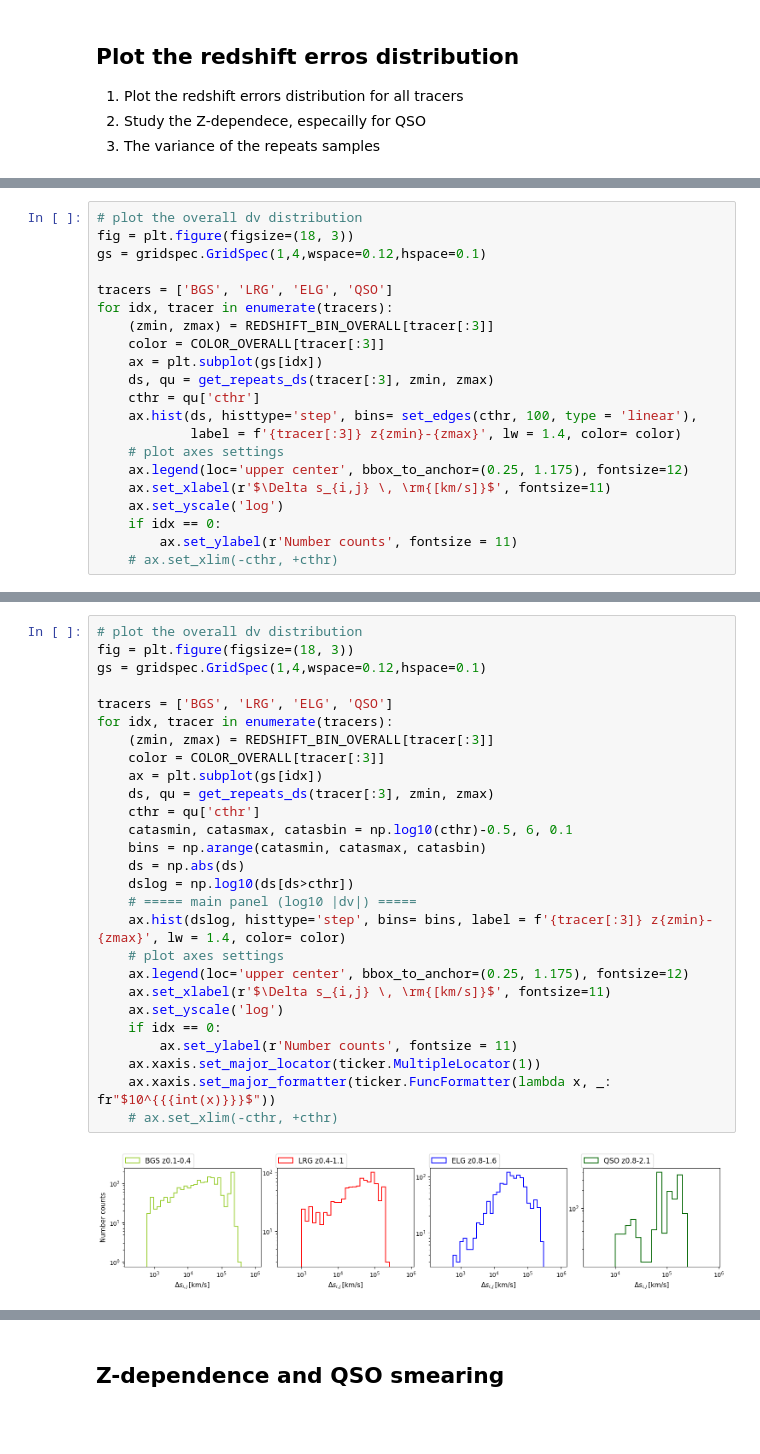
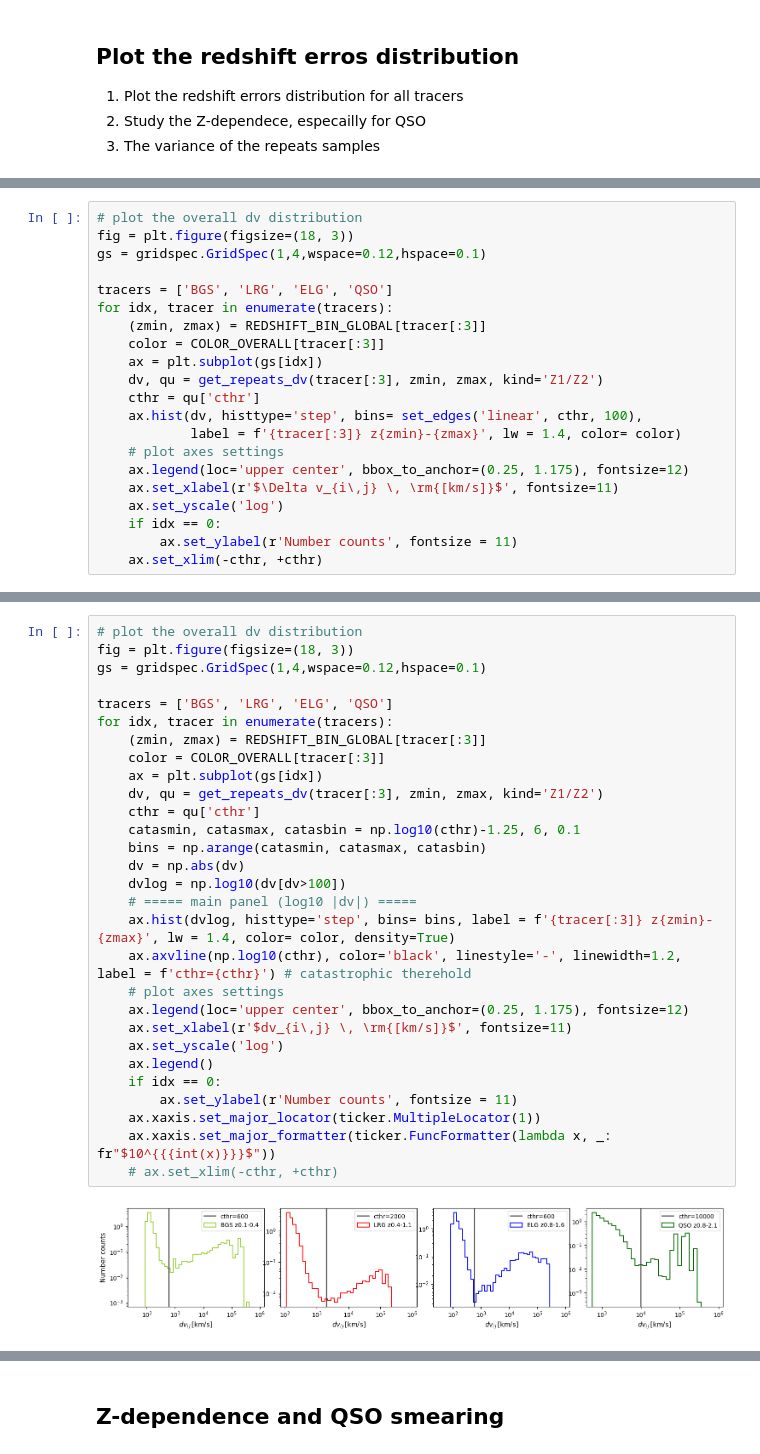
Before and after one commit to ShengyuHE/desi_y3_redshift_errors, a Jupyter notebook: main/repeat_obs/notebooks/repeats_distribution.ipynb, the cells around one changed output, grey strips where cells are left out. Saved outputs shown, nothing was run; the diff lists cells and outputs as text; blank space fills up the shorter version.

```diff
--- a/main/repeat_obs/notebooks/repeats_distribution.ipynb
+++ b/main/repeat_obs/notebooks/repeats_distribution.ipynb
@@ -39,18 +40,18 @@ gs = gridspec.GridSpec(1,4,wspace=0.12,hspace=0.1)
 
 tracers = ['BGS', 'LRG', 'ELG', 'QSO']
 for idx, tracer in enumerate(tracers):
-    (zmin, zmax) = REDSHIFT_BIN_OVERALL[tracer[:3]]
+    (zmin, zmax) = REDSHIFT_BIN_GLOBAL[tracer[:3]]
     color = COLOR_OVERALL[tracer[:3]]
     ax = plt.subplot(gs[idx])
-    ds, qu = get_repeats_ds(tracer[:3], zmin, zmax)
+    dv, qu = get_repeats_dv(tracer[:3], zmin, zmax, kind='Z1/Z2')
     cthr = qu['cthr']
-    ax.hist(ds, histtype='step', bins= set_edges(cthr, 100, type = 'linear'),
+    ax.hist(dv, histtype='step', bins= set_edges('linear', cthr, 100),
             label = f'{tracer[:3]} z{zmin}-{zmax}', lw = 1.4, color= color)
     # plot axes settings
     ax.legend(loc='upper center', bbox_to_anchor=(0.25, 1.175), fontsize=12)
-    ax.set_xlabel(r'$\Delta s_{i,j} \, \rm{[km/s]}$', fontsize=11)
+    ax.set_xlabel(r'$\Delta v_{i\,j} \, \rm{[km/s]}$', fontsize=11)
     ax.set_yscale('log')
     if idx == 0:
         ax.set_ylabel(r'Number counts', fontsize = 11)
-    # ax.set_xlim(-cthr, +cthr)
+    ax.set_xlim(-cthr, +cthr)
 # %% [output]
@@ -58,29 +59,31 @@ for idx, tracer in enumerate(tracers):
 # %%
 # plot the overall dv distribution
 fig = plt.figure(figsize=(18, 3))
 gs = gridspec.GridSpec(1,4,wspace=0.12,hspace=0.1)
 
 tracers = ['BGS', 'LRG', 'ELG', 'QSO']
 for idx, tracer in enumerate(tracers):
-    (zmin, zmax) = REDSHIFT_BIN_OVERALL[tracer[:3]]
+    (zmin, zmax) = REDSHIFT_BIN_GLOBAL[tracer[:3]]
     color = COLOR_OVERALL[tracer[:3]]
     ax = plt.subplot(gs[idx])
-    ds, qu = get_repeats_ds(tracer[:3], zmin, zmax)
+    dv, qu = get_repeats_dv(tracer[:3], zmin, zmax, kind='Z1/Z2')
     cthr = qu['cthr']
-    catasmin, catasmax, catasbin = np.log10(cthr)-0.5, 6, 0.1
+    catasmin, catasmax, catasbin = np.log10(cthr)-1.25, 6, 0.1
     bins = np.arange(catasmin, catasmax, catasbin)
-    ds = np.abs(ds)
-    dslog = np.log10(ds[ds>cthr])
+    dv = np.abs(dv)
+    dvlog = np.log10(dv[dv>100])
     # ===== main panel (log10 |dv|) =====
-    ax.hist(dslog, histtype='step', bins= bins, label = f'{tracer[:3]} z{zmin}-{zmax}', lw = 1.4, color= color)
+    ax.hist(dvlog, histtype='step', bins= bins, label = f'{tracer[:3]} z{zmin}-{zmax}', lw = 1.4, color= color, density=True)
+    ax.axvline(np.log10(cthr), color='black', linestyle='-', linewidth=1.2, label = f'cthr={cthr}') # catastrophic therehold
     # plot axes settings
     ax.legend(loc='upper center', bbox_to_anchor=(0.25, 1.175), fontsize=12)
-    ax.set_xlabel(r'$\Delta s_{i,j} \, \rm{[km/s]}$', fontsize=11)
+    ax.set_xlabel(r'$dv_{i\,j} \, \rm{[km/s]}$', fontsize=11)
     ax.set_yscale('log')
+    ax.legend()
     if idx == 0:
         ax.set_ylabel(r'Number counts', fontsize = 11)
     ax.xaxis.set_major_locator(ticker.MultipleLocator(1))
     ax.xaxis.set_major_formatter(ticker.FuncFormatter(lambda x, _: fr"$10^{{{int(x)}}}$"))
     # ax.set_xlim(-cthr, +cthr)
 # %% [output]
-[figure, old version]
+[figure, new version]
```
Also changed, not shown: parts of 8 cells of this notebook, 18 other files.
